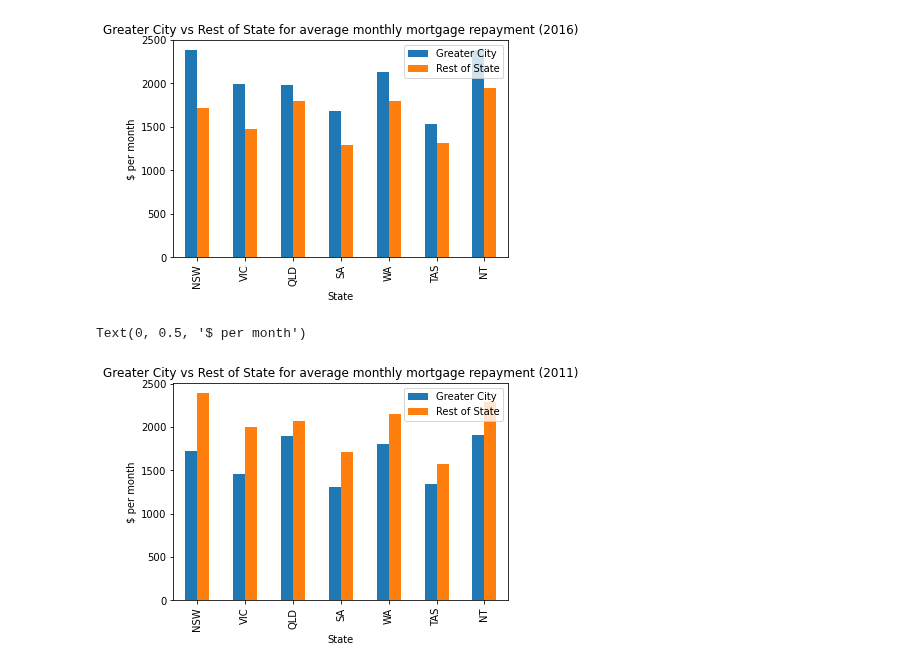
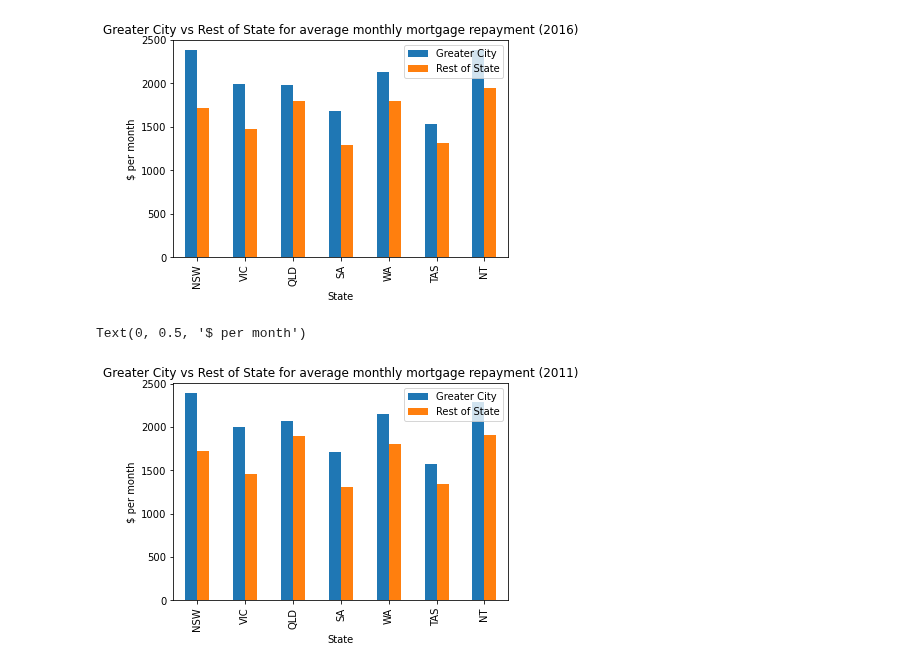
Before and after one commit to NathanJPotter/Team-Project-1, a Jupyter notebook: Project 1.ipynb, the cells around one changed output. Saved outputs shown, nothing was run; the diff lists cells and outputs as text; code cells hidden in the pictures.

```diff
--- a/Project 1.ipynb
+++ b/Project 1.ipynb
@@ -783,15 +783,15 @@ Text(0, 0.5, '$ per month')
 [figure]
 # %%
 plotdata = pd.DataFrame({
-    "Greater City":array_earliest_rest_of,
-    "Rest of State":array_earliest_greater
+    "Greater City":array_earliest_greater,
+    "Rest of State":array_earliest_rest_of
     },
     index=["NSW", "VIC", "QLD", "SA", "WA","TAS","NT"]
 )
 plotdata.plot(kind="bar")
 plt.title("Greater City vs Rest of State for average monthly mortgage repayment (2011)")
 plt.xlabel("State")
 plt.ylabel("$ per month")
 # %% [output]
 Text(0, 0.5, '$ per month')
-[figure, old version]
+[figure, new version]
```
